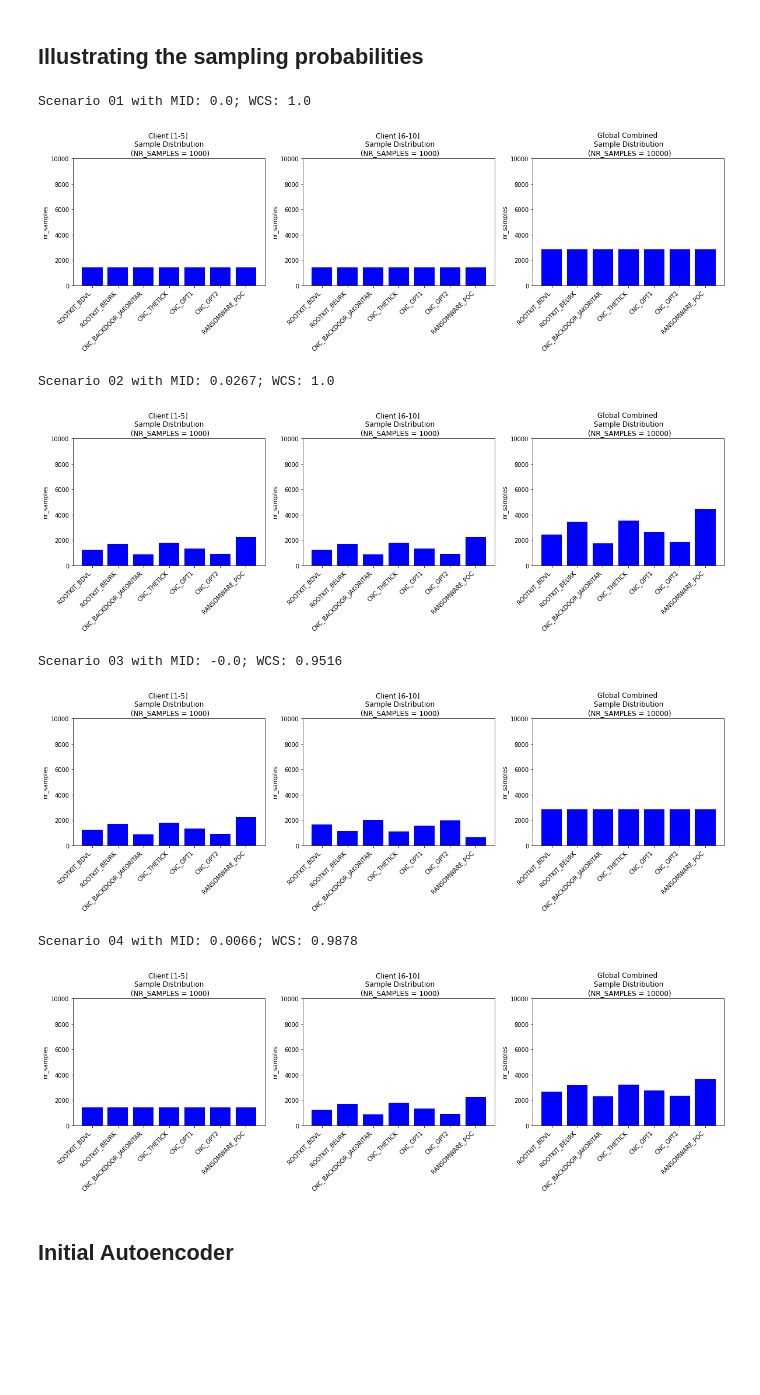
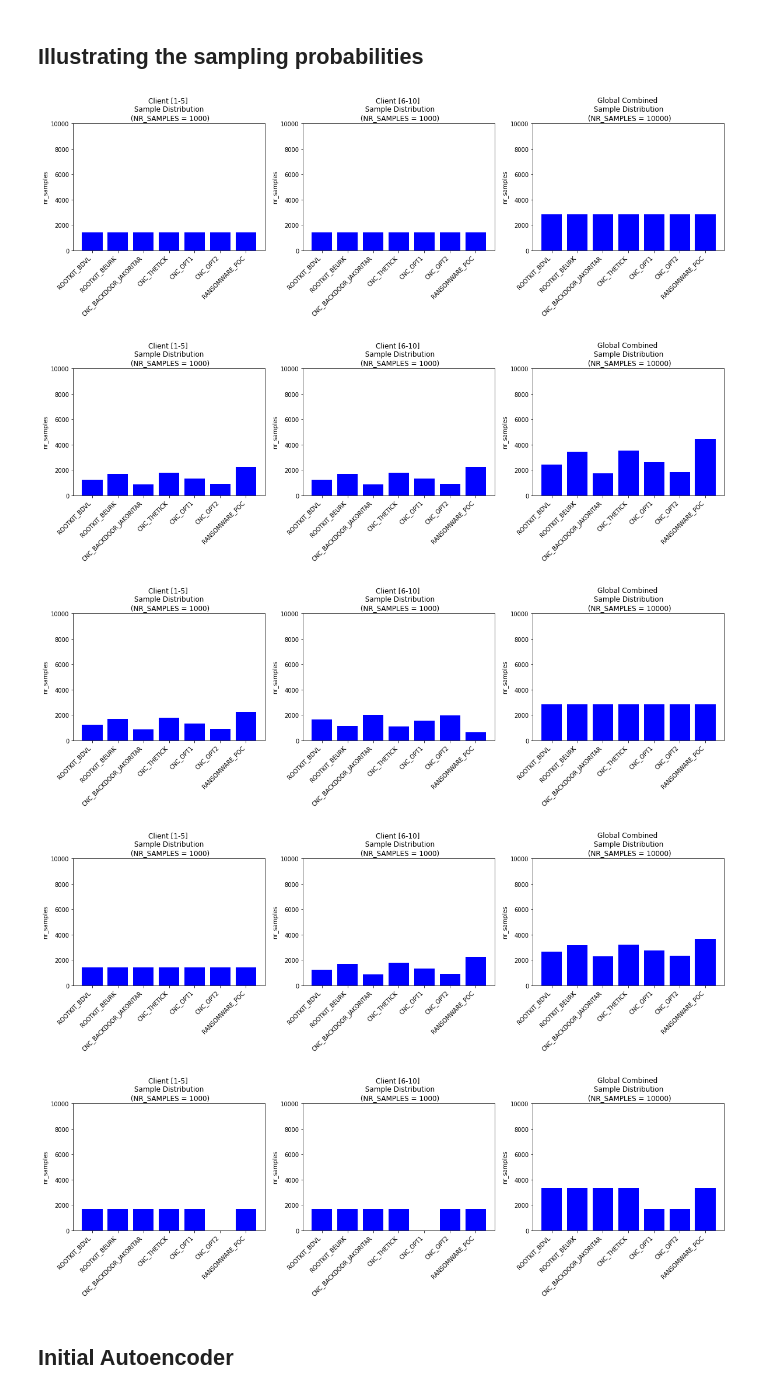
Before and after one commit to jan-kreischer/FedRL-for-IoT-Security, a Jupyter notebook: prototypes/prototype_02/backup.ipynb, the cells around one changed output. Drawn from its saved outputs; the diff is of its cells as text; code cells hidden in the pictures; blank space fills up the shorter version.

```diff
--- a/prototypes/prototype_02/backup.ipynb
+++ b/prototypes/prototype_02/backup.ipynb
@@ -251,6 +251,28 @@ inverted_sampling_probabilities = {
     Behavior.RANSOMWARE_POC: 2/7 - 0.22250529,
 }
 
+first_exclusive_probabilities = {
+    #Behavior.NORMAL: 0,
+    Behavior.ROOTKIT_BDVL: 1/6,
+    Behavior.ROOTKIT_BEURK: 1/6,
+    Behavior.CNC_BACKDOOR_JAKORITAR: 1/6,
+    Behavior.CNC_THETICK: 1/6,
+    Behavior.CNC_OPT1: 1/6,
+    Behavior.CNC_OPT2: 0,
+    Behavior.RANSOMWARE_POC: 1/6
+}
+
+second_exclusive_probabilities = {
+    #Behavior.NORMAL: 0,
+    Behavior.ROOTKIT_BDVL: 1/6,
+    Behavior.ROOTKIT_BEURK: 1/6,
+    Behavior.CNC_BACKDOOR_JAKORITAR: 1/6,
+    Behavior.CNC_THETICK: 1/6,
+    Behavior.CNC_OPT1: 0,
+    Behavior.CNC_OPT2: 1/6,
+    Behavior.RANSOMWARE_POC: 1/6
+}
+
 list_of_behaviors = list(map(lambda x: x.name, unit_sampling_probabilities.keys()))
 
 for sampling_distribution in [unit_sampling_probabilities, regular_sampling_probabilities, inverted_sampling_probabilities]:
@@ -262,6 +284,14 @@ combinations = [
     (regular_sampling_probabilities, regular_sampling_probabilities),
     (regular_sampling_probabilities, inverted_sampling_probabilities),
     (unit_sampling_probabilities, regular_sampling_probabilities)
+]
+
+combinations = [
+    (unit_sampling_probabilities, unit_sampling_probabilities),
+    (regular_sampling_probabilities, regular_sampling_probabilities),
+    (regular_sampling_probabilities, inverted_sampling_probabilities),
+    (unit_sampling_probabilities, regular_sampling_probabilities),
+    (first_exclusive_probabilities, second_exclusive_probabilities)
 ]
 
 sample_frequency_combinations = []
@@ -284,38 +314,35 @@ for combination in combinations:
         2: n_samples_2,
         3: total_samples,
     })
 
 titles = {
     1: "Client [1-5] \n Sample Distribution \n (NR_SAMPLES = 1000)",
     2: "Client [6-10] \n  Sample Distribution \n (NR_SAMPLES = 1000)",
     3: "Global Combined \n Sample Distribution \n (NR_SAMPLES = 10000)",
 }
 
 scenario_id = 1
 for sample_frequencies in sample_frequency_combinations:
     sample_matrix = np.vstack([sample_frequencies[1], sample_frequencies[2]])
-    print(f"Scenario 0{scenario_id} with MID: {multiclass_imbalance_degree(sample_matrix)}; WCS: {weighted_cosine_similarity(sample_matrix)}")
+    #print(f"Scenario 0{scenario_id} with MID: {multiclass_imbalance_degree(sample_matrix)}; WCS: {weighted_cosine_similarity(sample_matrix)}")
 
     scenario_id = scenario_id + 1
 
     for i in range(1, 4):
         plt.subplot(1, 3, i)
         plt.bar(range(len(sample_frequencies[i])), (sample_frequencies[i]), align='center', color='blue')
         plt.xticks(range(len(list_of_behaviors)), list_of_behaviors)
         plt.xticks(rotation=45, ha='right')
         plt.ylim([0, 10000])
         plt.title(titles[i])
         plt.ylabel('nr_samples')
     plt.show()
 # %% [output]
-Scenario 01 with MID: 0.0; WCS: 1.0
 [figure]
-Scenario 02 with MID: 0.0267; WCS: 1.0
 [figure]
-Scenario 03 with MID: -0.0; WCS: 0.9516
 [figure]
-Scenario 04 with MID: 0.0066; WCS: 0.9878
 [figure]
+[figure, added]
 # %% [markdown]
 ## Initial Autoencoder
 # %%
```
Also changed, not shown: 1 other file.
